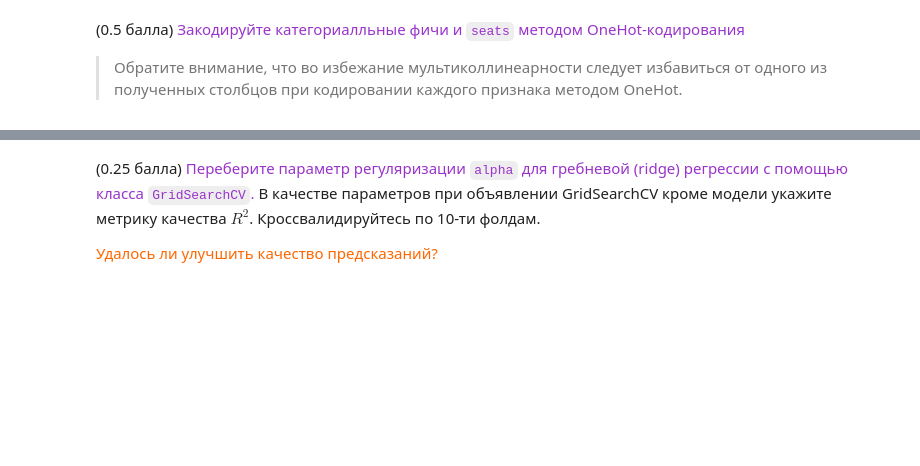
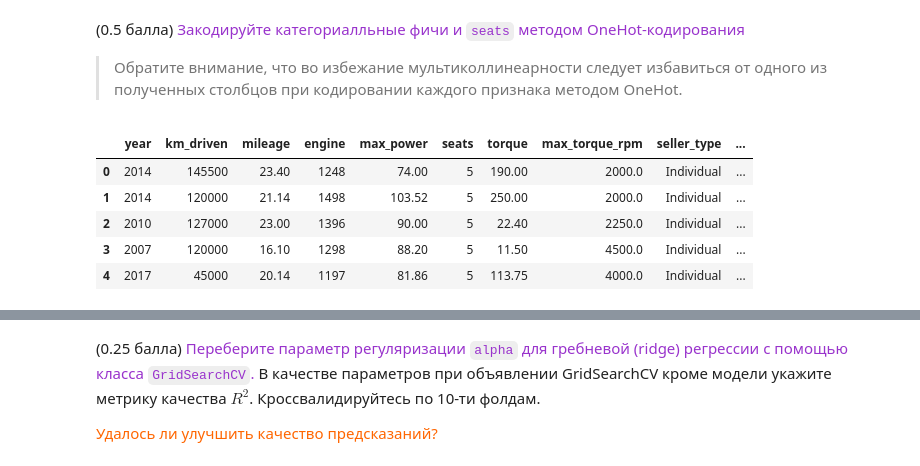
Before and after one commit to olegoid/MLDS_ML_2022, a Jupyter notebook: Hometasks/HT1/HW1_Regression_with_inference.ipynb, the cells around one changed output, grey strips where cells are left out. Cells and saved outputs as stored; diff of their text form; code cells hidden in the pictures; blank space fills up the shorter version.

```diff
--- a/Hometasks/HT1/HW1_Regression_with_inference.ipynb
+++ b/Hometasks/HT1/HW1_Regression_with_inference.ipynb
@@ -694,0 +705,20 @@ from sklearn.preprocessing import OneHotEncoder # или можно исполь
+# %%
+from sklearn.preprocessing import OneHotEncoder # или можно использовать get_dummies из библиотеки pandas
+
+ohe = OneHotEncoder()
+
+# owner
+transformed = ohe.fit_transform(X_train_cat[['seller_type']])
+X_train_cat[ohe.categories_[0]] = transformed.toarray()
+
+X_train_cat = X_train_cat.drop('owner', axis=1)
+X_train_cat = X_train_cat.drop('Trustmark Dealer', axis=1)
+
+X_train_cat.head()
+# %% [output]
+|  | year | km_driven | mileage | engine | max_power | seats | torque | max_torque_rpm | seller_type | ... |
+| 0 | 2014 | 145500 | 23.40 | 1248 | 74.00 | 5 | 190.00 | 2000.0 | Individual | ... |
+| 1 | 2014 | 120000 | 21.14 | 1498 | 103.52 | 5 | 250.00 | 2000.0 | Individual | ... |
+| 2 | 2010 | 127000 | 23.00 | 1396 | 90.00 | 5 | 22.40 | 2250.0 | Individual | ... |
+| 3 | 2007 | 120000 | 16.10 | 1298 | 88.20 | 5 | 11.50 | 4500.0 | Individual | ... |
+| 4 | 2017 | 45000 | 20.14 | 1197 | 81.86 | 5 | 113.75 | 4000.0 | Individual | ... |
```
Also changed, not shown: parts of 11 cells of this notebook.
